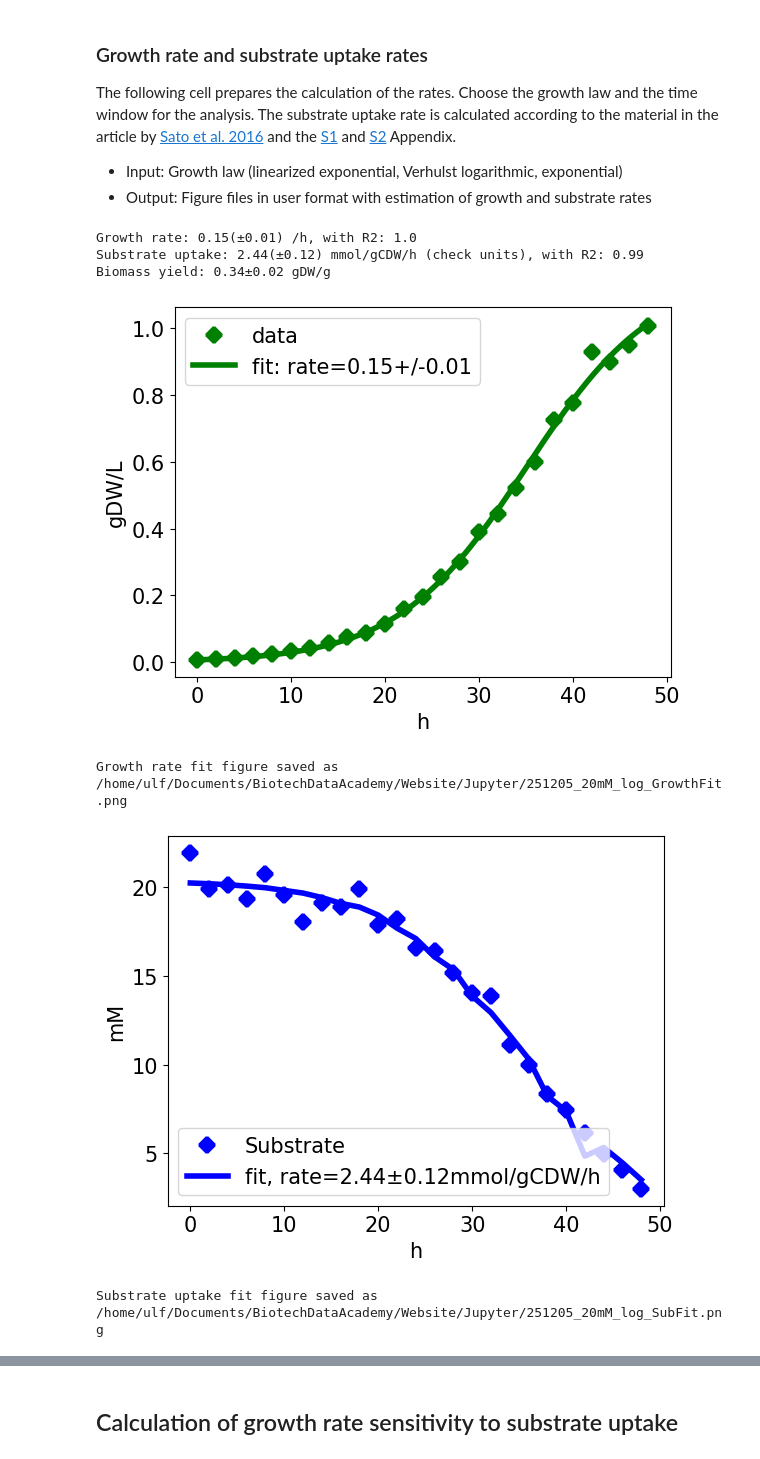
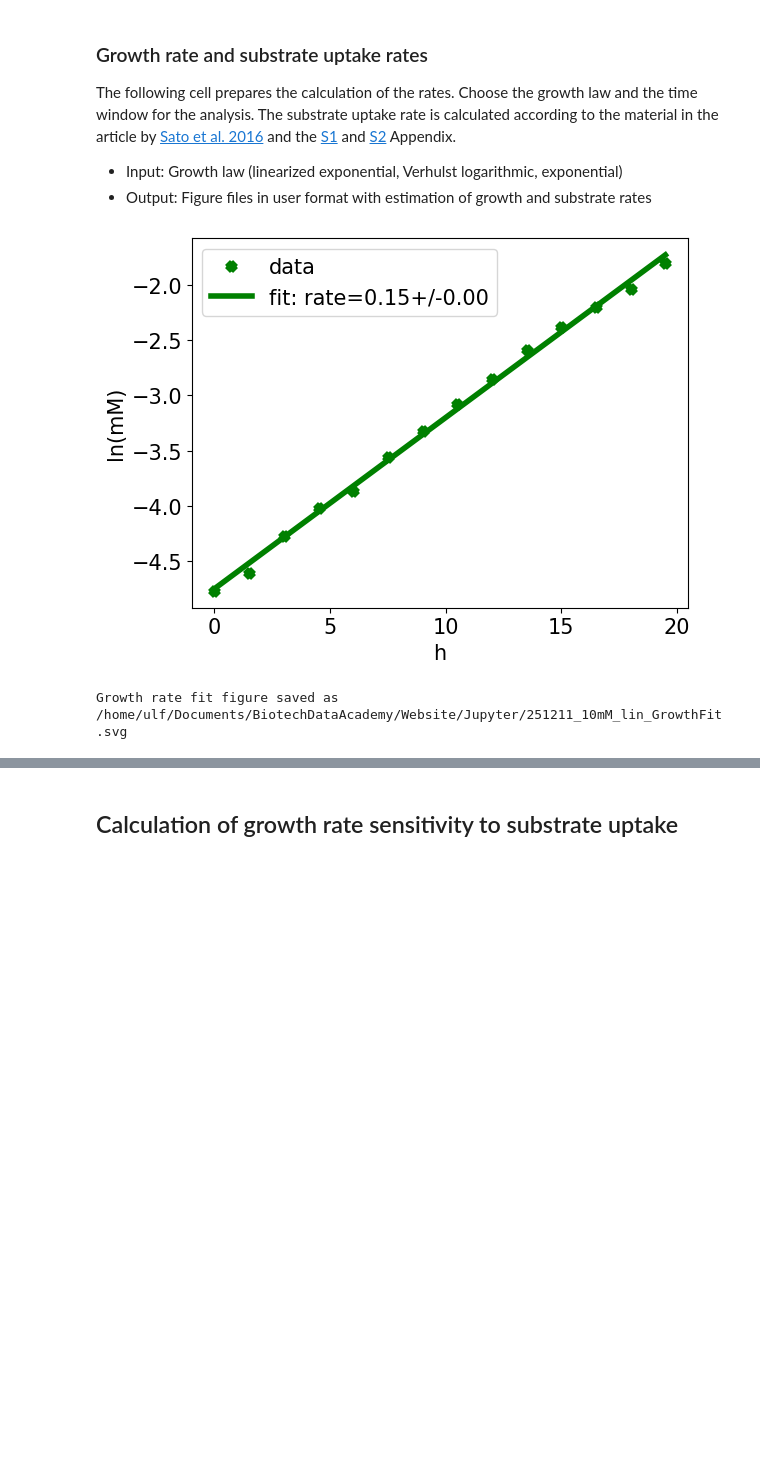
Before and after one commit to uliebal/biotechdataacademy, a Jupyter notebook: Jupyter/Rates+Yields.ipynb, the cells around one changed output, grey strips where cells are left out. Drawn from its saved outputs; the diff is of its cells as text; code cells hidden in the pictures; blank space fills up the shorter version.

Commit message:
Tutorial Growth Quantification Ready

```diff
--- a/Jupyter/Rates+Yields.ipynb
+++ b/Jupyter/Rates+Yields.ipynb
@@ -32,14 +32,16 @@ Modules imported successfully.
 # %%
 Root_Dir = os.getcwd()
 Target_Dir = Root_Dir  # Adjust if needed
-FileAddress = os.path.join(Target_Dir, File)
-
-# Choose image file type, e.g. svg, png, pdf, eps
+File = 'Example_GrowthExp.xlsx' # Add Excel file with growth data
+# All files are attached with the current date
+Today = date.today().strftime('%y%m%d')
+# Define image properties
 ImageType = 'svg'
+fontsize = 15
+plt.rc('font', size=fontsize)
+kwargs = {'mew':5, 'lw':4}
 
 mol2g = {'glc':1/.18, 'glyc':1/.092, 'ace':1/.059, 'eg':1/.0621}
-# All files are attached with the current date
-Today = date.today().strftime('%y%m%d')
 # print plus minus sign
 pm = '\u00B1'
 print('Definitions done.')
@@ -77,7 +76,7 @@ The sheet with the growth experiment can contain multiple data columns with vari
  - Ouptut: None
 # %%
 # Choosing Excel sheet
-Sheet = '20mM'
+Sheet = '10mM'
 # Define conversion factor, e.g. yeast: 0.62 (BNID 111182 in Bionumbers)
 
 # Loading data from sheet into python, ignoring Metadata columns
@@ -141,74 +140,38 @@ The following cell prepares the calculation of the rates. Choose the growth law
 # %%
 # Choose Growth Law
 # Linearized Exponential: 'lex'
 # Verhulst Logistic: 'log'
 # Exponential: 'exp'
 # Linear: 'lin'
-BMLaw ='log'
+BMLaw ='lex'
 # Enter the start and end times for exponential growth [1.5,8.6]:
-ExpGrwth = [0,50]
+ExpGrwth = [0,20]
 
 inlog = False
 if BMLaw == 'lex':
     inlog = True
     BMLaw = 'lin'
 p0 = None # enter initial guesses for the logarithmic parameters here
-fontsize = 15
-plt.rc('font', size=fontsize)
-kwargs = {'mew':10, 'lw':4}
 
 
-FigureGrowth = '{}_{}_{}_GrowthFit.{}'.format(Today, Sheet, BMLaw, ImageType)
-FigureGrowthPath = os.path.join(Target_Dir, FigureGrowth)
-FigureSub = '{}_{}_{}_SubFit.{}'.format(Today, Sheet, BMLaw, ImageType)
-FigureSubPath = os.path.join(Target_Dir, FigureSub)
-# ExpGrwth = np.array(input('enter the start and end times for exponential growth [1.5,8.6]:').split(','), dtype=float)
+# Extracting data for analysis
 ExpGrwth_ind = SubVector(ExpGrwth,df['time'].values)
 Time = np.array(df['time'][ExpGrwth_ind]) # - df['time'][ExpGrwth_ind[0]]
 Biomass = np.array(df['Biomass'][ExpGrwth_ind], dtype=float)
 Substrate = np.array(df['Substrate'][ExpGrwth_ind])
 
 # Calculating growth rate
 Bm_sl, Bm_sl_sterr, Bm_ic, Bm_lim = FitGrowth(Time, Biomass, law=BMLaw, inlog=inlog, p0=p0)
-
-# Calculating substrate uptake rate
-DeltaBm = np.array(df['Biomass'][ExpGrwth_ind]-df['Biomass'][ExpGrwth_ind[0]], dtype=float)
-Sub_sl, Sub_ic, Sub_r, _, Sub_sl_sterr = stats.linregress(DeltaBm, Substrate)
-SubUp = round(-Sub_sl*Bm_sl,2)
-SubUp_sterr = round(SubUp*np.sqrt( (Sub_sl_sterr/Sub_sl)**2 + (Bm_sl_sterr/Bm_sl)**2 ), 2)
-
-# r2 calculation
 PlotPar = [Bm_sl, Bm_ic, Bm_lim] if BMLaw=='log' else [Bm_sl, Bm_ic]
 r2_BM, _ = FitR2(Time, Biomass, PlotPar, law=BMLaw, inlog=inlog)
-r2_Sub, _ = FitR2(Substrate, DeltaBm, [Sub_sl, Sub_ic], law='lin', inlog=False)
-
-# yield calculation
-Yield = round(Bm_sl,2) / (SubUp * YieldCorr) #round(Bm_sl,2)/(SubUp*YieldCorr[0])
-# calculating the standard error of the yield based on gaussian error propagation
-Yield_sterr = round(Yield*np.sqrt( (SubUp_sterr/SubUp)**2 + (Bm_sl_sterr/Bm_sl)**2 ), 2)
-
-print(f'Growth rate: {round(Bm_sl,2)}({pm}{round(Bm_sl_sterr,2)}) /{TimeUnit}, with R2: {round(r2_BM,2)}')
-print(f'Substrate uptake: {SubUp}({pm}{SubUp_sterr}) mmol/gCDW/h (check units), with R2: {round(abs(Sub_r),2)}')
-print(f'Biomass yield: {round(Yield,2)}{pm}{Yield_sterr} gDW/g')
 
 # Biomass plot
+FigureGrowth = '{}_{}_{}_GrowthFit.{}'.format(Today, Sheet, BMLaw, ImageType)
+FigureGrowthPath = os.path.join(Target_Dir, FigureGrowth)
 PlotFit(Time, Biomass, PlotPar, Bm_sl_sterr, [TimeUnit, BiomassUnit], law=BMLaw, inlog=inlog, export_file=FigureGrowthPath, kwargs=kwargs)
+plt.ylabel('ln(mM)')
 plt.show()
 print('Growth rate fit figure saved as {}'.format(FigureGrowthPath))
-# Substrate plot
-plt.plot(df['time'], df['Substrate'], 'xb', label='Substrate', **kwargs)
-plt.plot(df['time'][ExpGrwth_ind], Sub_ic+Sub_sl*DeltaBm, '-b', label=f'fit, rate={SubUp}{pm}{SubUp_sterr}mmol/gCDW/h', **kwargs)
-plt.xlabel(TimeUnit)
-plt.ylabel('mM')
-plt.legend()
-# plt.savefig(FigureSubPath)
-plt.show()
-print('Substrate uptake fit figure saved as {}'.format(FigureSubPath))
 # %% [output]
+[figure, new version]
-Growth rate: 0.15(±0.01) /h, with R2: 1.0
-Substrate uptake: 2.44(±0.12) mmol/gCDW/h (check units), with R2: 0.99
-Biomass yield: 0.34±0.02 gDW/g
+Growth rate fit figure saved as /home/ulf/Documents/BiotechDataAcademy/Website/Jupyter/251211_10mM_lin_GrowthFit.svg
-[figure, old version]
-Growth rate fit figure saved as /home/ulf/Documents/BiotechDataAcademy/Website/Jupyter/251205_20mM_log_GrowthFit.png
-[figure, removed]
-Substrate uptake fit figure saved as /home/ulf/Documents/BiotechDataAcademy/Website/Jupyter/251205_20mM_log_SubFit.png
```
Also changed, not shown: parts of 5 cells of this notebook, 53 other files.
